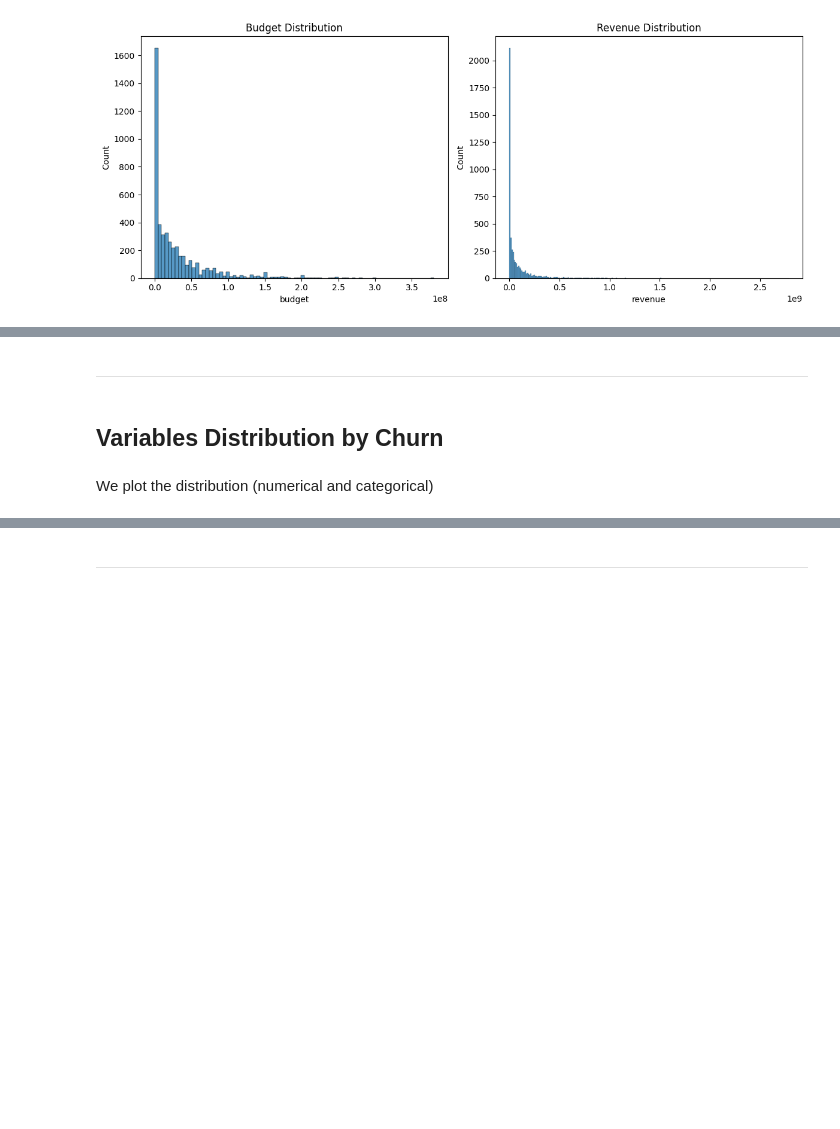
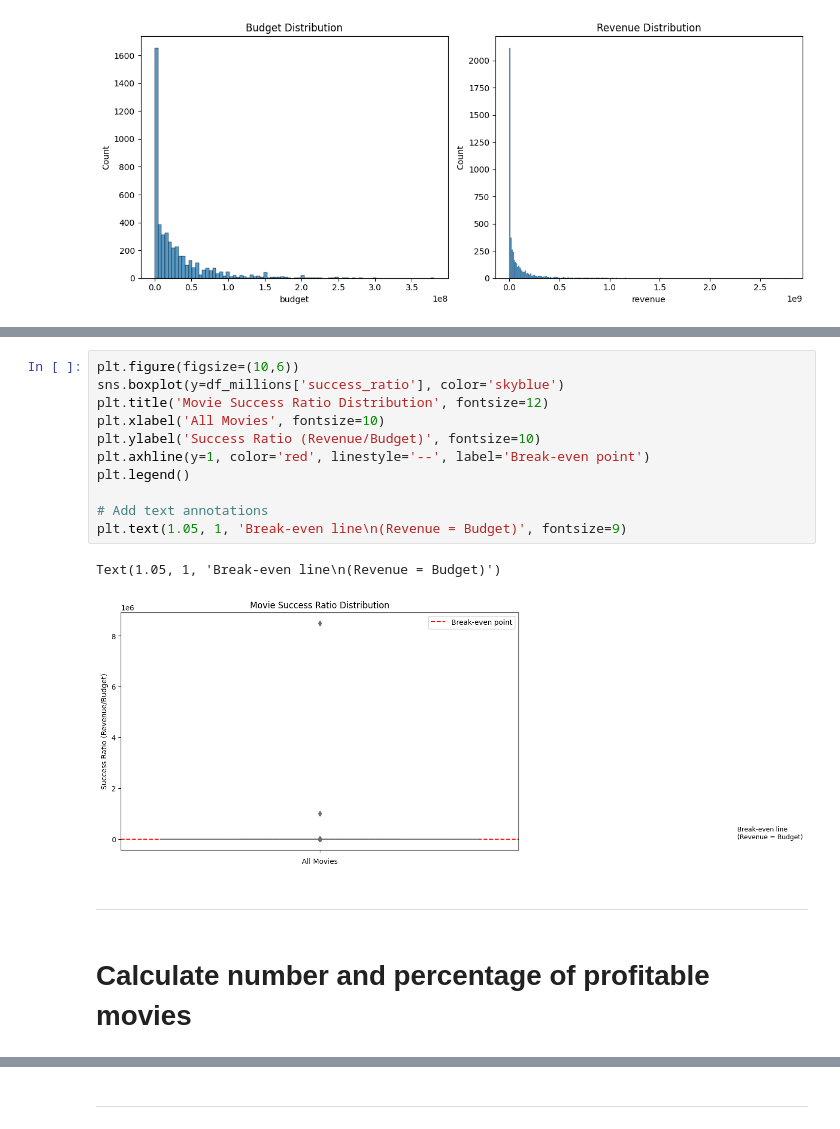
Before and after one commit to Agnieszkalukasiak/Film_Hit_prediction, a Jupyter notebook: jupyter_notebooks/Film_success_study.ipynb, the cells around one changed output, grey strips where cells are left out. Cells and saved outputs as stored; diff of their text form; blank space fills up the shorter version.

```diff
--- a/jupyter_notebooks/Film_success_study.ipynb
+++ b/jupyter_notebooks/Film_success_study.ipynb
@@ -313,6 +364,18 @@ Plot should display distributions
+# %%
+plt.figure(figsize=(10,6))
+sns.boxplot(y=df_millions['success_ratio'], color='skyblue')
+plt.title('Movie Success Ratio Distribution', fontsize=12)
+plt.xlabel('All Movies', fontsize=10)
+plt.ylabel('Success Ratio (Revenue/Budget)', fontsize=10)
+plt.axhline(y=1, color='red', linestyle='--', label='Break-even point')
+plt.legend()
+
+# Add text annotations
+plt.text(1.05, 1, 'Break-even line\n(Revenue = Budget)', fontsize=9)
+# %% [output]
+Text(1.05, 1, 'Break-even line\n(Revenue = Budget)')
+[figure, added]
 # %% [markdown]
 ---
-# %% [markdown]
-## Variables Distribution by Churn
-# %% [markdown]
-We plot the distribution (numerical and categorical)
+# %% [markdown]
+# Calculate number and percentage of profitable movies
```
Also changed, not shown: parts of 11 cells of this notebook.
